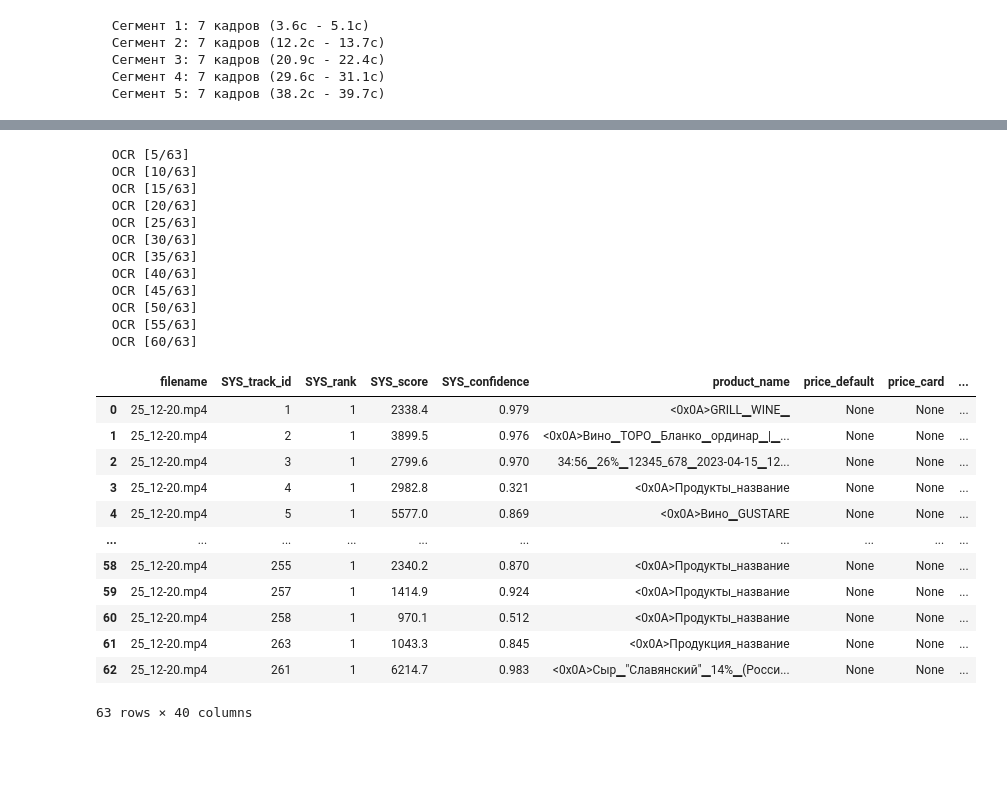
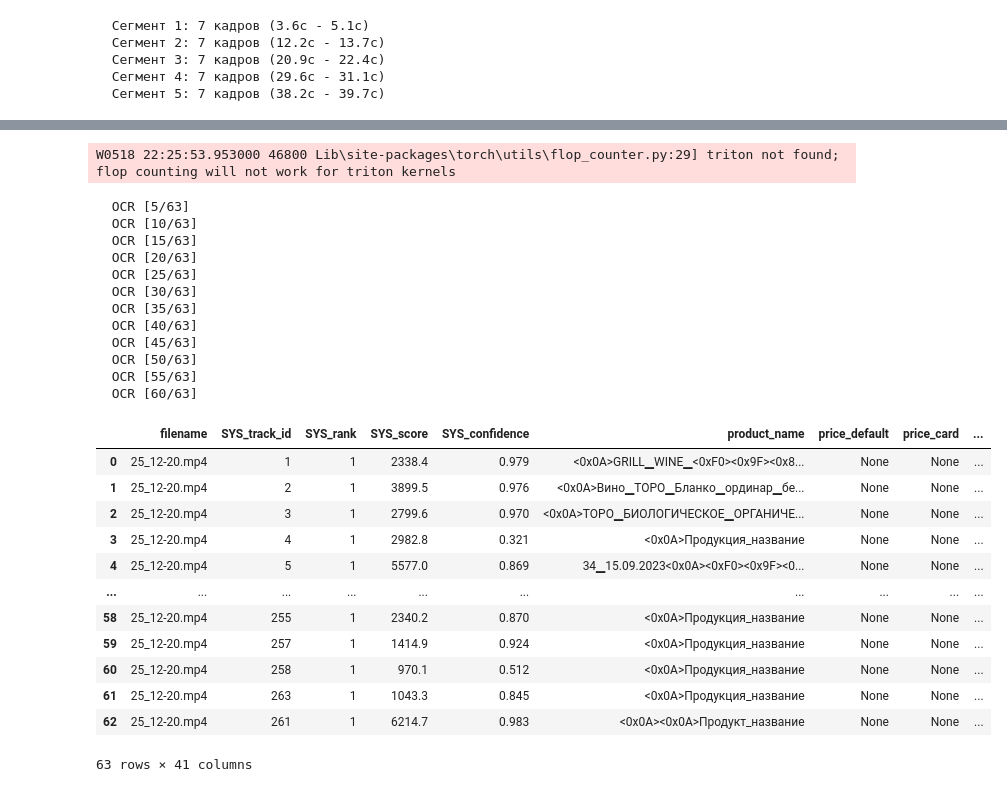
Before and after one commit to MrTyoom/lenta_hack, a Jupyter notebook: main.ipynb, the cells around one changed output, grey strips where cells are left out. Saved outputs shown, nothing was run; the diff lists cells and outputs as text; code cells hidden in the pictures; blank space fills up the shorter version.

```diff
--- a/main.ipynb
+++ b/main.ipynb
@@ -183,4 +186,7 @@ vlm_model, vlm_processor = load_vlm_model(str(root / 'VLM_MODULE' / 'AVITO'))
 # %%
+# Загрузка
+vlm_model, vlm_processor = load_vlm_model(str(root / 'VLM_MODULE' / 'AVITO'), config_name='High Quality 8-bit')
+
 # crop_array from best into df_crops
 crop_map = {}
 for tid, candidates in best.items():
@@ -192,28 +198,16 @@ df_crops['crop_array'] = df_crops.apply(
 
 df_vlm = vlm_predict_crops(df_crops, vlm_model, vlm_processor)
 # %% [output]
-  OCR [5/63]
-  OCR [10/63]
-  OCR [15/63]
-  OCR [20/63]
-  OCR [25/63]
-  OCR [30/63]
-  OCR [35/63]
-  OCR [40/63]
-  OCR [45/63]
-  OCR [50/63]
-  OCR [55/63]
-  OCR [60/63]
+W0518 22:25:53.953000 46800 Lib\site-packages\torch\utils\flop_counter.py:29] triton not found; flop counting will not work for triton kernels
-|  | filename | SYS_track_id | SYS_rank | SYS_score | SYS_confidence | product_name | price_default | price_card | ... |
-| 0 | 25_12-20.mp4 | 1 | 1 | 2338.4 | 0.979 | <0x0A>GRILL▁WINE▁ | None | None | ... |
-| 1 | 25_12-20.mp4 | 2 | 1 | 3899.5 | 0.976 | <0x0A>Вино▁ТОРО▁Бланко▁ординар▁|▁... | None | None | ... |
-| 2 | 25_12-20.mp4 | 3 | 1 | 2799.6 | 0.970 | 34:56▁26%▁12345_678▁2023-04-15▁12... | None | None | ... |
-| 3 | 25_12-20.mp4 | 4 | 1 | 2982.8 | 0.321 | <0x0A>Продукты_название | None | None | ... |
-| 4 | 25_12-20.mp4 | 5 | 1 | 5577.0 | 0.869 | <0x0A>Вино▁GUSTARE | None | None | ... |
-| ... | ... | ... | ... | ... | ... | ... | ... | ... | ... |
-| 58 | 25_12-20.mp4 | 255 | 1 | 2340.2 | 0.870 | <0x0A>Продукты_название | None | None | ... |
-| 59 | 25_12-20.mp4 | 257 | 1 | 1414.9 | 0.924 | <0x0A>Продукты_название | None | None | ... |
-| 60 | 25_12-20.mp4 | 258 | 1 | 970.1 | 0.512 | <0x0A>Продукты_название | None | None | ... |
-| 61 | 25_12-20.mp4 | 263 | 1 | 1043.3 | 0.845 | <0x0A>Продукция_название | None | None | ... |
-| 62 | 25_12-20.mp4 | 261 | 1 | 6214.7 | 0.983 | <0x0A>Сыр▁"Славянский"▁14%▁(Росси... | None | None | ... |
-63 rows × 40 columns
+  OCR [5/63]
+  OCR [10/63]
+  OCR [15/63]
+  OCR [20/63]
+  OCR [25/63]
+  OCR [30/63]
+  OCR [35/63]
+  OCR [40/63]
+  OCR [45/63]
+  OCR [50/63]
+  OCR [55/63]
+  OCR [60/63]
@@ -221,0 +216,16 @@ df_vlm.to_excel('vlm.xlsx', index = False)
+# %%
+df_vlm
+# %% [output]
+|  | filename | SYS_track_id | SYS_rank | SYS_score | SYS_confidence | product_name | price_default | price_card | ... |
+| 0 | 25_12-20.mp4 | 1 | 1 | 2338.4 | 0.979 | <0x0A>GRILL▁WINE▁<0xF0><0x9F><0x8... | None | None | ... |
+| 1 | 25_12-20.mp4 | 2 | 1 | 3899.5 | 0.976 | <0x0A>Вино▁ТОРО▁Бланко▁ординар▁бе... | None | None | ... |
+| 2 | 25_12-20.mp4 | 3 | 1 | 2799.6 | 0.970 | <0x0A>ТОРО▁БИОЛОГИЧЕСКОЕ▁ОРГАНИЧЕ... | None | None | ... |
+| 3 | 25_12-20.mp4 | 4 | 1 | 2982.8 | 0.321 | <0x0A>Продукция_название | None | None | ... |
+| 4 | 25_12-20.mp4 | 5 | 1 | 5577.0 | 0.869 | 34▁15.09.2023<0x0A><0xF0><0x9F><0... | None | None | ... |
+| ... | ... | ... | ... | ... | ... | ... | ... | ... | ... |
+| 58 | 25_12-20.mp4 | 255 | 1 | 2340.2 | 0.870 | <0x0A>Продукция_название | None | None | ... |
+| 59 | 25_12-20.mp4 | 257 | 1 | 1414.9 | 0.924 | <0x0A>Продукция_название | None | None | ... |
+| 60 | 25_12-20.mp4 | 258 | 1 | 970.1 | 0.512 | <0x0A>Продукция_название | None | None | ... |
+| 61 | 25_12-20.mp4 | 263 | 1 | 1043.3 | 0.845 | <0x0A>Продукция_название | None | None | ... |
+| 62 | 25_12-20.mp4 | 261 | 1 | 6214.7 | 0.983 | <0x0A><0x0A>Продукт_название | None | None | ... |
+63 rows × 41 columns
```
Also changed, not shown: parts of 7 cells of this notebook, 6 other files.
